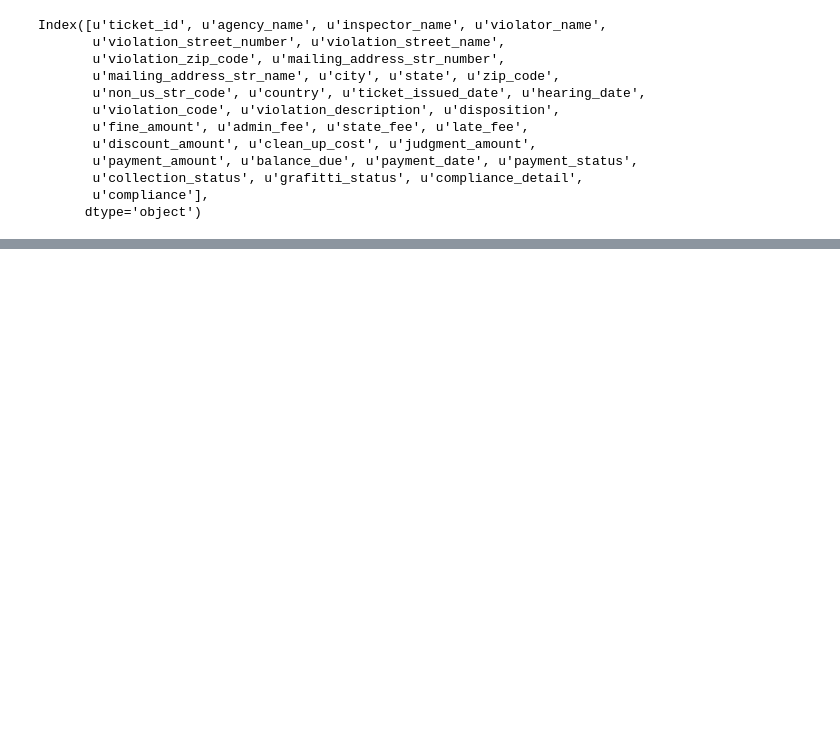
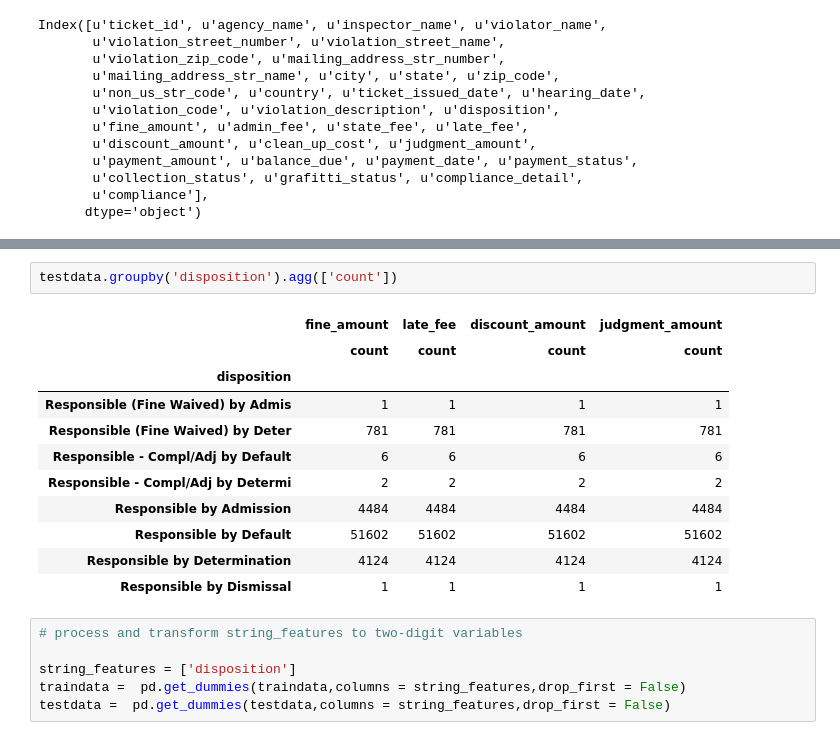
Before and after one commit to Jay-0520/Data_Science, a Jupyter notebook: predicting_property_maintenance_fines/predicting_property_maintenance_fines.ipynb, the cells around one changed output, grey strips where cells are left out. Drawn from its saved outputs; the diff is of its cells as text; blank space fills up the shorter version.

```diff
--- a/predicting_property_maintenance_fines/predicting_property_maintenance_fines.ipynb
+++ b/predicting_property_maintenance_fines/predicting_property_maintenance_fines.ipynb
@@ -150,0 +578,20 @@ columns_list = df.columns.tolist()
+# %%
+testdata.groupby('disposition').agg(['count'])
+# %% [output]
+|  | fine_amount | late_fee | discount_amount | judgment_amount |
+|  | count | count | count | count |
+| disposition |  |  |  |  |
+| Responsible (Fine Waived) by Admis | 1 | 1 | 1 | 1 |
+| Responsible (Fine Waived) by Deter | 781 | 781 | 781 | 781 |
+| Responsible - Compl/Adj by Default | 6 | 6 | 6 | 6 |
+| Responsible - Compl/Adj by Determi | 2 | 2 | 2 | 2 |
+| Responsible by Admission | 4484 | 4484 | 4484 | 4484 |
+| Responsible by Default | 51602 | 51602 | 51602 | 51602 |
+| Responsible by Determination | 4124 | 4124 | 4124 | 4124 |
+| Responsible by Dismissal | 1 | 1 | 1 | 1 |
+# %%
+# process and transform string_features to two-digit variables
+
+string_features = ['disposition']
+traindata =  pd.get_dummies(traindata,columns = string_features,drop_first = False)
+testdata =  pd.get_dummies(testdata,columns = string_features,drop_first = False)
```
Also changed, not shown: parts of 56 cells of this notebook.
